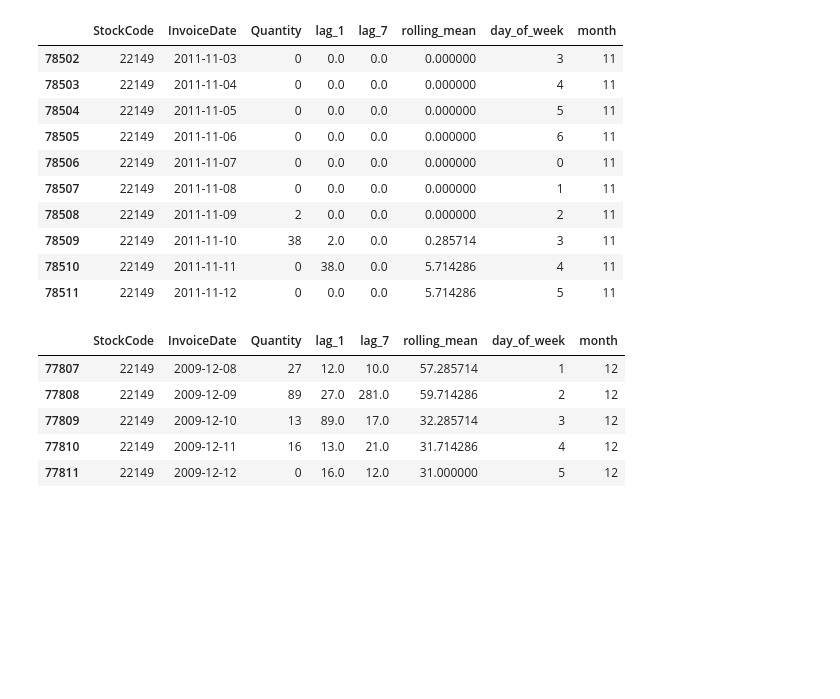
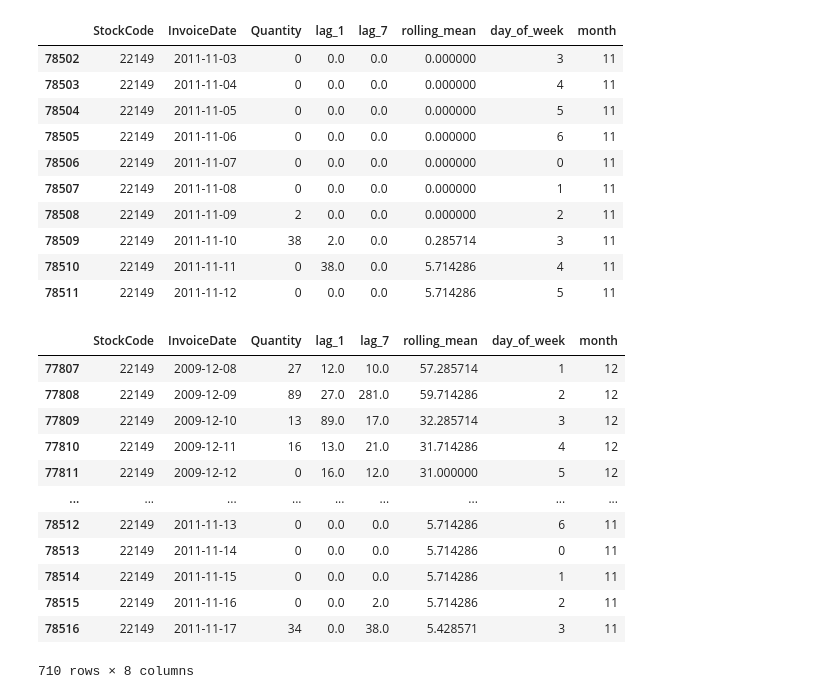
Before and after one commit to jayeshkoli-1402/RIDF, a Jupyter notebook: model.ipynb, the cells around one changed output. Drawn from its saved outputs; the diff is of its cells as text; code cells hidden in the pictures; blank space fills up the shorter version.

```diff
--- a/model.ipynb
+++ b/model.ipynb
@@ -447,12 +447,19 @@ p[(p['InvoiceDate'] >= '2011-11-03') & (p['InvoiceDate'] <= '2011-11-12')]
 | 78509 | 22149 | 2011-11-10 | 38 | 2.0 | 0.0 | 0.285714 | 3 | 11 |
 | 78510 | 22149 | 2011-11-11 | 0 | 38.0 | 0.0 | 5.714286 | 4 | 11 |
 | 78511 | 22149 | 2011-11-12 | 0 | 0.0 | 0.0 | 5.714286 | 5 | 11 |
-# %%
-p.head()
-# %% [output]
-|  | StockCode | InvoiceDate | Quantity | lag_1 | lag_7 | rolling_mean | day_of_week | month |
-| 77807 | 22149 | 2009-12-08 | 27 | 12.0 | 10.0 | 57.285714 | 1 | 12 |
-| 77808 | 22149 | 2009-12-09 | 89 | 27.0 | 281.0 | 59.714286 | 2 | 12 |
-| 77809 | 22149 | 2009-12-10 | 13 | 89.0 | 17.0 | 32.285714 | 3 | 12 |
-| 77810 | 22149 | 2009-12-11 | 16 | 13.0 | 21.0 | 31.714286 | 4 | 12 |
-| 77811 | 22149 | 2009-12-12 | 0 | 16.0 | 12.0 | 31.000000 | 5 | 12 |
+# %%
+p
+# %% [output]
+|  | StockCode | InvoiceDate | Quantity | lag_1 | lag_7 | rolling_mean | day_of_week | month |
+| 77807 | 22149 | 2009-12-08 | 27 | 12.0 | 10.0 | 57.285714 | 1 | 12 |
+| 77808 | 22149 | 2009-12-09 | 89 | 27.0 | 281.0 | 59.714286 | 2 | 12 |
+| 77809 | 22149 | 2009-12-10 | 13 | 89.0 | 17.0 | 32.285714 | 3 | 12 |
+| 77810 | 22149 | 2009-12-11 | 16 | 13.0 | 21.0 | 31.714286 | 4 | 12 |
+| 77811 | 22149 | 2009-12-12 | 0 | 16.0 | 12.0 | 31.000000 | 5 | 12 |
+| ... | ... | ... | ... | ... | ... | ... | ... | ... |
+| 78512 | 22149 | 2011-11-13 | 0 | 0.0 | 0.0 | 5.714286 | 6 | 11 |
+| 78513 | 22149 | 2011-11-14 | 0 | 0.0 | 0.0 | 5.714286 | 0 | 11 |
+| 78514 | 22149 | 2011-11-15 | 0 | 0.0 | 0.0 | 5.714286 | 1 | 11 |
+| 78515 | 22149 | 2011-11-16 | 0 | 0.0 | 2.0 | 5.714286 | 2 | 11 |
+| 78516 | 22149 | 2011-11-17 | 34 | 0.0 | 38.0 | 5.428571 | 3 | 11 |
+710 rows × 8 columns
```
Also changed, not shown: parts of 1 cell of this notebook.
